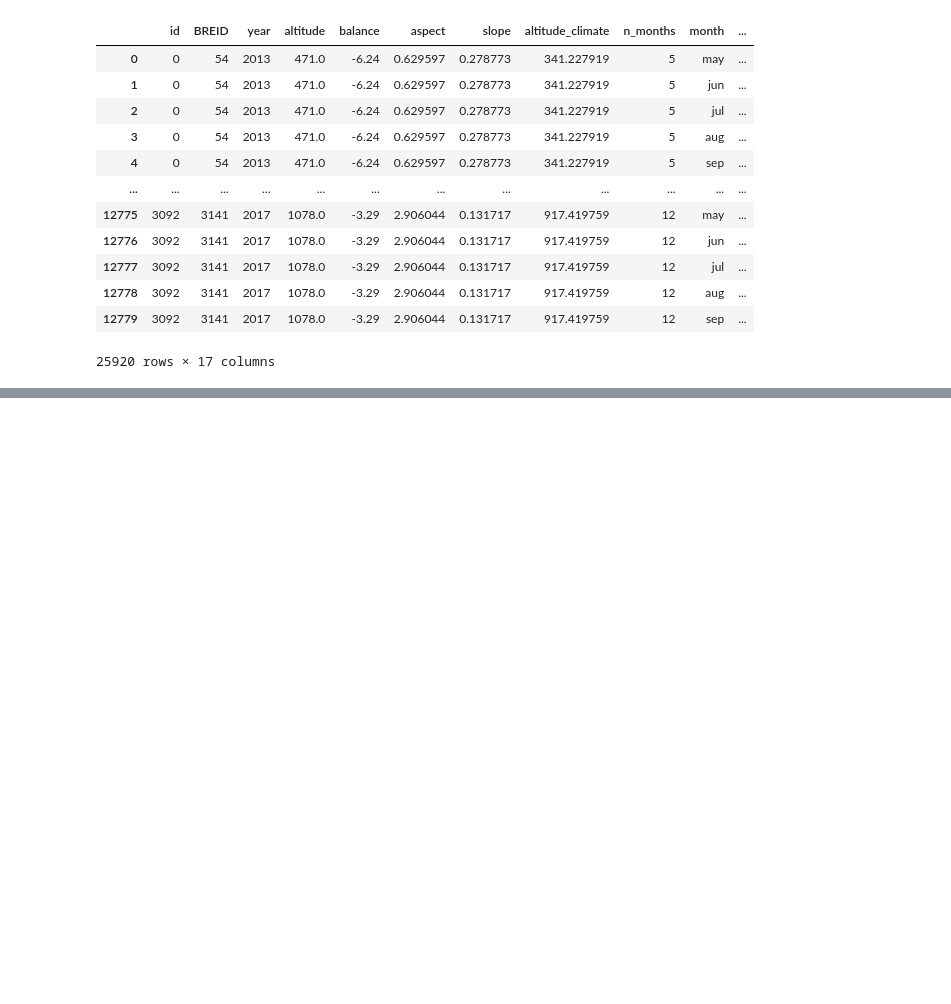
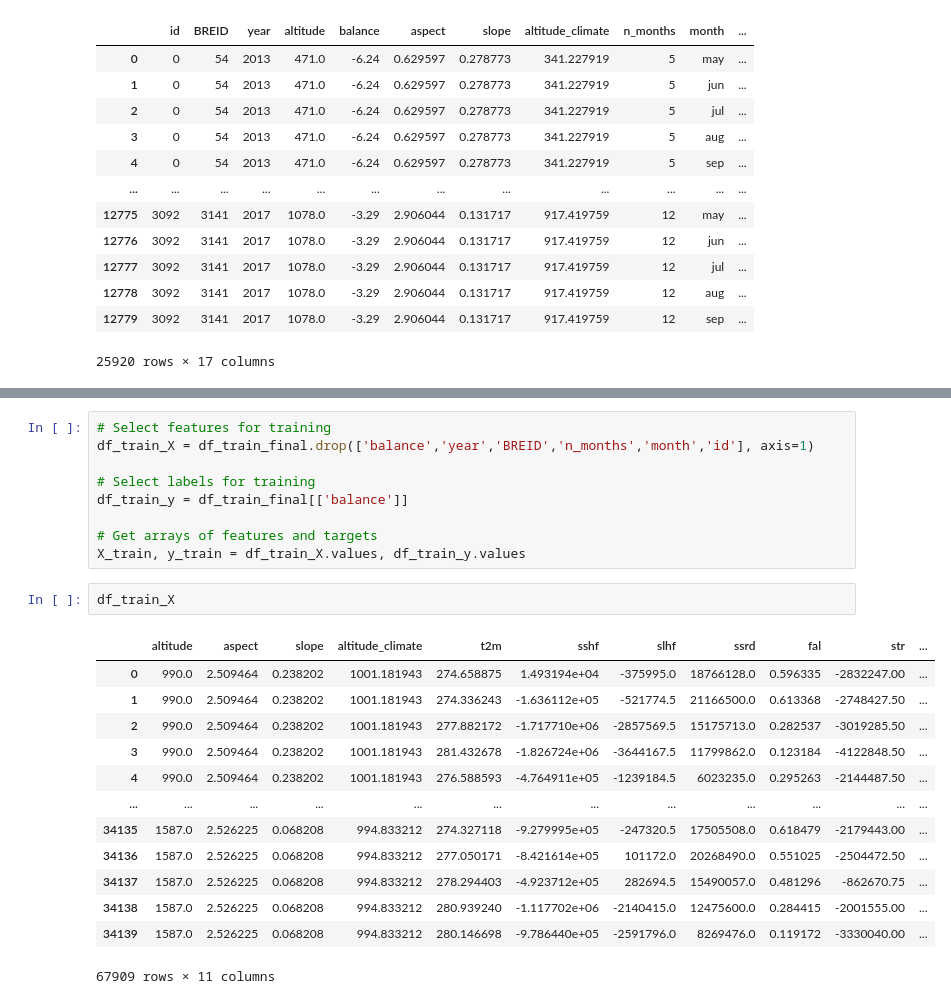
Before and after one commit to khsjursen/ML_MB_Norway, a Jupyter notebook: test_custom_loss.ipynb, the cells around one changed output, grey strips where cells are left out. Cells and saved outputs as stored; diff of their text form; blank space fills up the shorter version.

```diff
--- a/test_custom_loss.ipynb
+++ b/test_custom_loss.ipynb
@@ -1690,0 +1818,25 @@ df_test_final
+# %%
+# Select features for training
+df_train_X = df_train_final.drop(['balance','year','BREID','n_months','month','id'], axis=1)
+
+# Select labels for training
+df_train_y = df_train_final[['balance']]
+
+# Get arrays of features and targets
+X_train, y_train = df_train_X.values, df_train_y.values
+# %%
+df_train_X
+# %% [output]
+|  | altitude | aspect | slope | altitude_climate | t2m | sshf | slhf | ssrd | fal | str | ... |
+| 0 | 990.0 | 2.509464 | 0.238202 | 1001.181943 | 274.658875 | 1.493194e+04 | -375995.0 | 18766128.0 | 0.596335 | -2832247.00 | ... |
+| 1 | 990.0 | 2.509464 | 0.238202 | 1001.181943 | 274.336243 | -1.636112e+05 | -521774.5 | 21166500.0 | 0.613368 | -2748427.50 | ... |
+| 2 | 990.0 | 2.509464 | 0.238202 | 1001.181943 | 277.882172 | -1.717710e+06 | -2857569.5 | 15175713.0 | 0.282537 | -3019285.50 | ... |
+| 3 | 990.0 | 2.509464 | 0.238202 | 1001.181943 | 281.432678 | -1.826724e+06 | -3644167.5 | 11799862.0 | 0.123184 | -4122848.50 | ... |
+| 4 | 990.0 | 2.509464 | 0.238202 | 1001.181943 | 276.588593 | -4.764911e+05 | -1239184.5 | 6023235.0 | 0.295263 | -2144487.50 | ... |
+| ... | ... | ... | ... | ... | ... | ... | ... | ... | ... | ... | ... |
+| 34135 | 1587.0 | 2.526225 | 0.068208 | 994.833212 | 274.327118 | -9.279995e+05 | -247320.5 | 17505508.0 | 0.618479 | -2179443.00 | ... |
+| 34136 | 1587.0 | 2.526225 | 0.068208 | 994.833212 | 277.050171 | -8.421614e+05 | 101172.0 | 20268490.0 | 0.551025 | -2504472.50 | ... |
+| 34137 | 1587.0 | 2.526225 | 0.068208 | 994.833212 | 278.294403 | -4.923712e+05 | 282694.5 | 15490057.0 | 0.481296 | -862670.75 | ... |
+| 34138 | 1587.0 | 2.526225 | 0.068208 | 994.833212 | 280.939240 | -1.117702e+06 | -2140415.0 | 12475600.0 | 0.284415 | -2001555.00 | ... |
+| 34139 | 1587.0 | 2.526225 | 0.068208 | 994.833212 | 280.146698 | -9.786440e+05 | -2591796.0 | 8269476.0 | 0.119172 | -3330040.00 | ... |
+67909 rows × 11 columns
```
Also changed, not shown: parts of 13 cells of this notebook.
